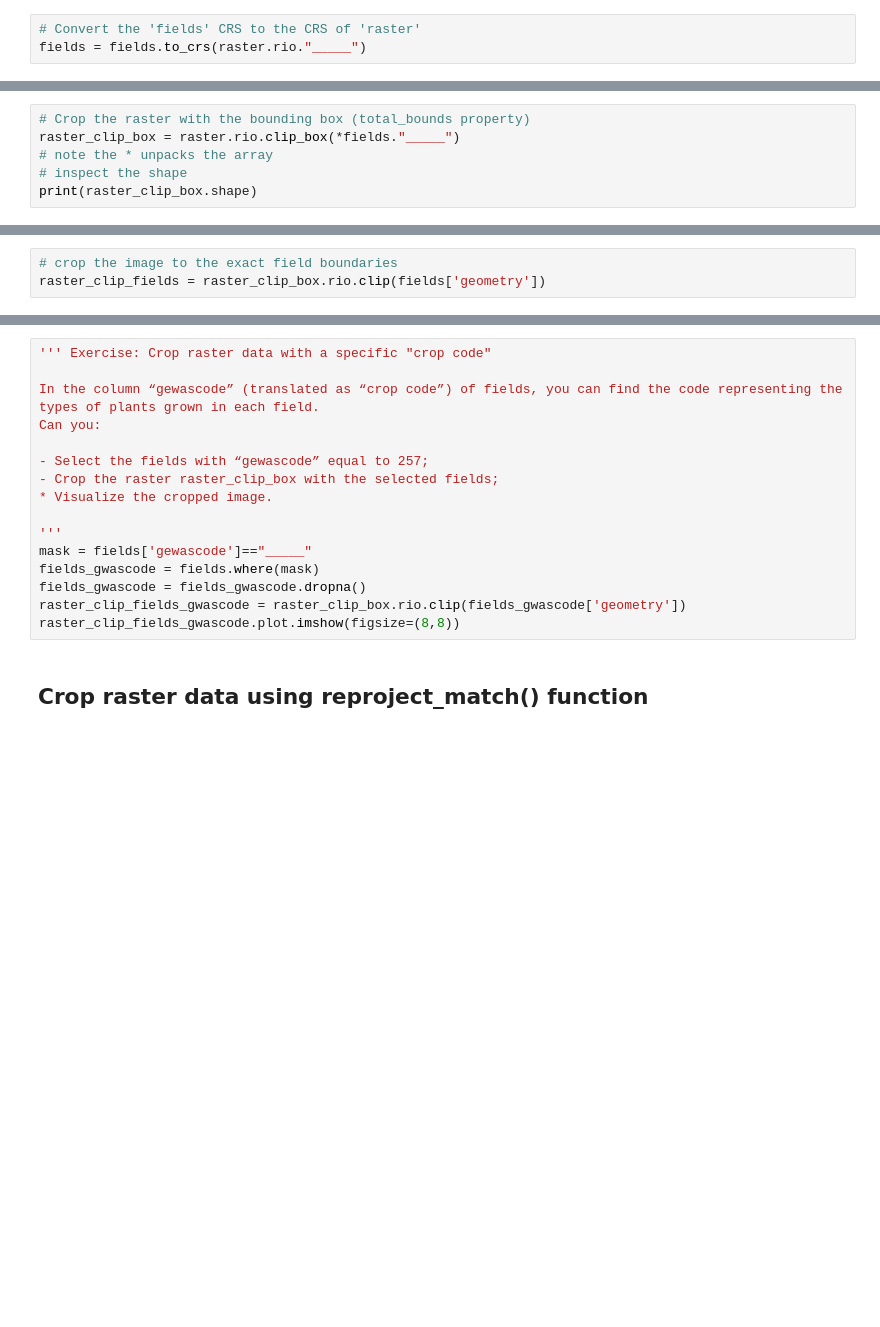
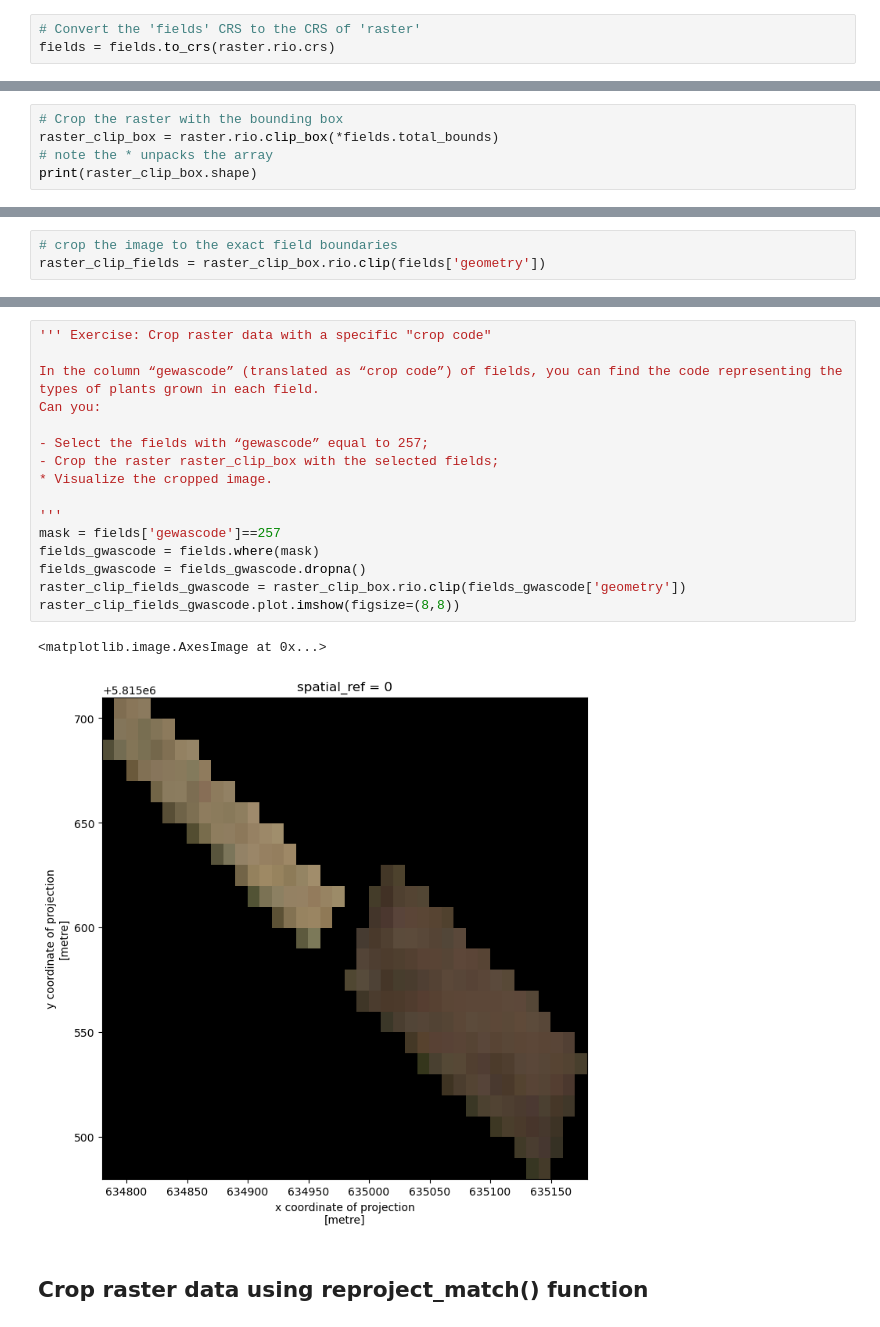
Before and after one commit to GeospatialCentroid/geospatial_python, a Jupyter notebook: Geospatial Python 08 - Raster Crop - complete.ipynb, the cells around one changed output, grey strips where cells are left out. Cells and saved outputs as stored; diff of their text form; blank space fills up the shorter version.

```diff
--- a/Geospatial Python 08 - Raster Crop - complete.ipynb
+++ b/Geospatial Python 08 - Raster Crop - complete.ipynb
@@ -49,11 +82,10 @@ fields."_____"
 # %%
 # Convert the 'fields' CRS to the CRS of 'raster'
-fields = fields.to_crs(raster.rio."_____")
+fields = fields.to_crs(raster.rio.crs)
 # %% [markdown]
 ## Crop raster data with a bounding box
 # %%
-# Crop the raster with the bounding box (total_bounds property)
-raster_clip_box = raster.rio.clip_box(*fields."_____")
+# Crop the raster with the bounding box
+raster_clip_box = raster.rio.clip_box(*fields.total_bounds)
 # note the * unpacks the array
-# inspect the shape
 print(raster_clip_box.shape)
@@ -74,19 +114,22 @@ raster_clip_fields.plot.imshow(figsize=(8,8))
 # %%
 ''' Exercise: Crop raster data with a specific "crop code"
 
 In the column “gewascode” (translated as “crop code”) of fields, you can find the code representing the types of plants grown in each field.
 Can you:
 
 - Select the fields with “gewascode” equal to 257;
 - Crop the raster raster_clip_box with the selected fields;
 * Visualize the cropped image.
 
 '''
-mask = fields['gewascode']=="_____"
+mask = fields['gewascode']==257
 fields_gwascode = fields.where(mask)
 fields_gwascode = fields_gwascode.dropna()
 raster_clip_fields_gwascode = raster_clip_box.rio.clip(fields_gwascode['geometry'])
 raster_clip_fields_gwascode.plot.imshow(figsize=(8,8))
+# %% [output]
+<matplotlib.image.AxesImage at 0x...>
+[figure, added]
 # %% [markdown]
 ## Crop raster data using reproject_match() function
 # %%
```
Also changed, not shown: parts of 13 cells of this notebook, 6 other files.
